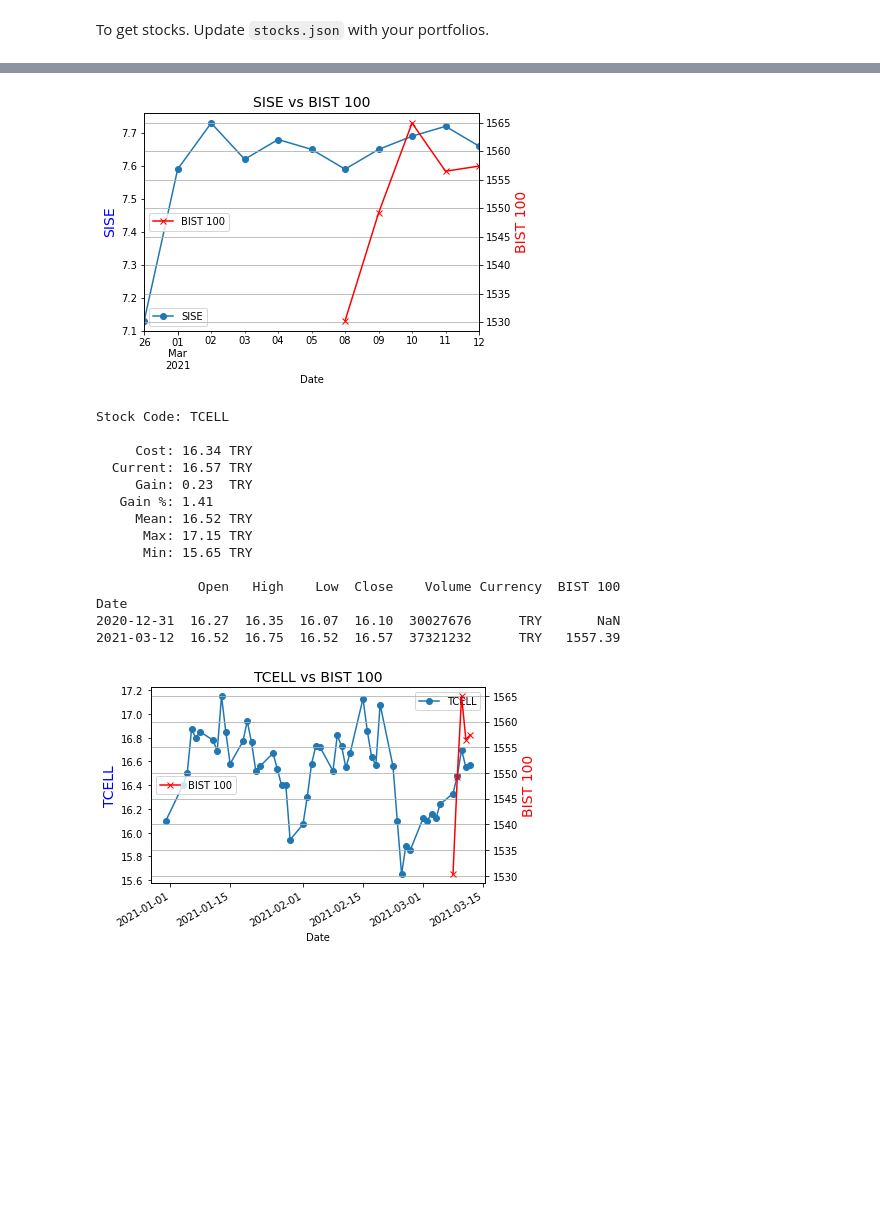
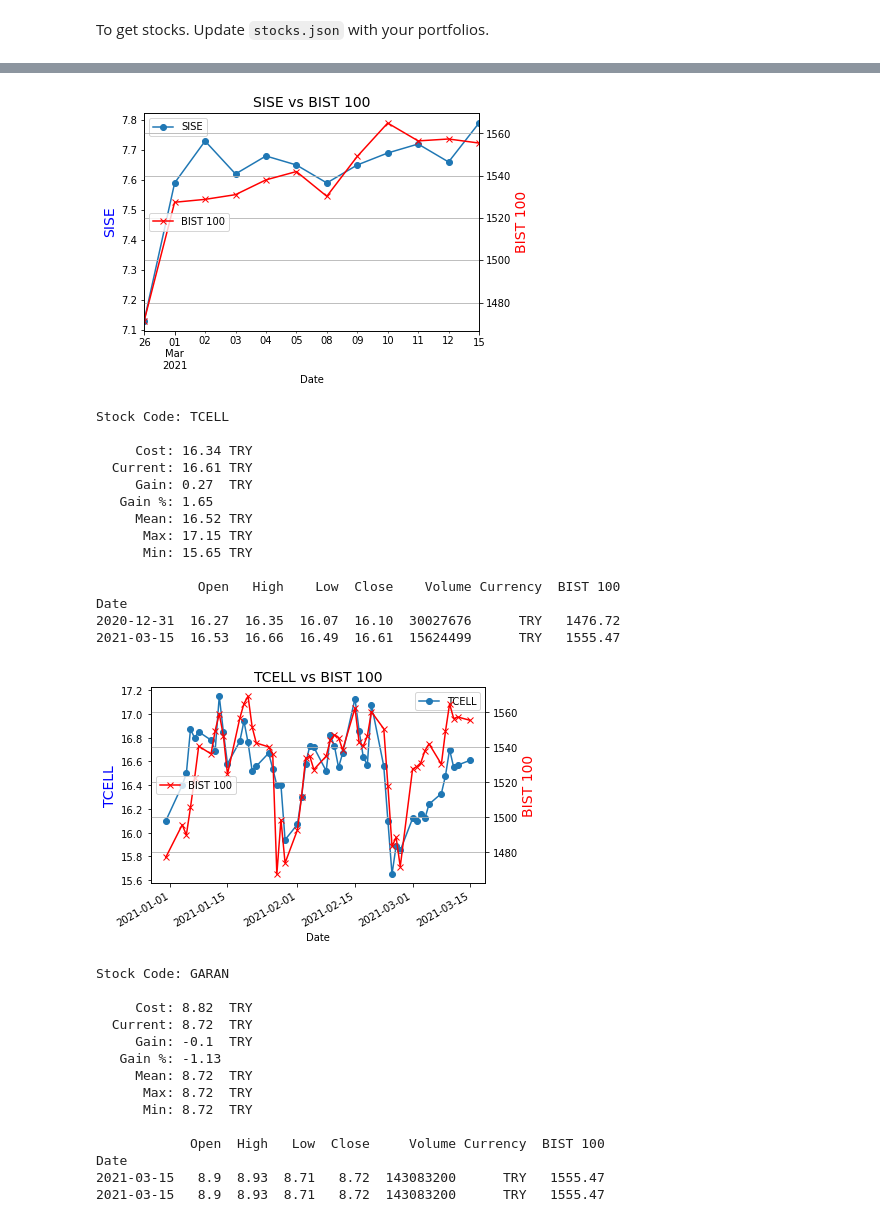
Before and after one commit to kumbasar/portfolios, a Jupyter notebook: Portoflios.ipynb, the cells around one changed output, grey strips where cells are left out. Cells and saved outputs as stored; diff of their text form; code cells hidden in the pictures; blank space fills up the shorter version.

Commit message:
fix index from date

```diff
--- a/Portoflios.ipynb
+++ b/Portoflios.ipynb
@@ -41,10 +41,16 @@ def getStocks(stock_file='stocks.json'):
 conf = getStocks()
 
 for stk in conf['stocks']:
+
+    from_date = stk['purchase_date']
+
+    if from_date == today:
+        from_date = (datetime.datetime.now() - datetime.timedelta(days=1)).strftime(date_frmt)
+
     df = investpy.get_stock_historical_data(stock=stk['code'], country=conf['country'],
-                                            from_date=stk['purchase_date'], to_date=today)
+                                            from_date=from_date, to_date=today)
     df_bist = investpy.get_index_historical_data(index=conf['index'], country=conf['country'],
-                                            from_date="8/3/2021", to_date=today)
+                                            from_date=from_date, to_date=today)
     df[conf['index']] = df_bist["Close"]
     stk_mean = df["Close"].mean()
     stk_max = df["Close"].max()
@@ -103,16 +109,30 @@ Date
-[figure, old version]
+[figure, new version]
 Stock Code: TCELL
 
      Cost: 16.34 TRY
-  Current: 16.57 TRY
-     Gain: 0.23  TRY
-   Gain %: 1.41
+  Current: 16.61 TRY
+     Gain: 0.27  TRY
+   Gain %: 1.65
      Mean: 16.52 TRY
       Max: 17.15 TRY
       Min: 15.65 TRY
 
              Open   High    Low  Close    Volume Currency  BIST 100
 Date
-2020-12-31  16.27  16.35  16.07  16.10  30027676      TRY       NaN
-2021-03-12  16.52  16.75  16.52  16.57  37321232      TRY   1557.39
+2020-12-31  16.27  16.35  16.07  16.10  30027676      TRY   1476.72
+2021-03-15  16.53  16.66  16.49  16.61  15624499      TRY   1555.47
-[figure, old version]
+[figure, new version]
+Stock Code: GARAN
+
+     Cost: 8.82  TRY
+  Current: 8.72  TRY
+     Gain: -0.1  TRY
+   Gain %: -1.13
+     Mean: 8.72  TRY
+      Max: 8.72  TRY
+      Min: 8.72  TRY
+
+            Open  High   Low  Close     Volume Currency  BIST 100
+Date
+2021-03-15   8.9  8.93  8.71   8.72  143083200      TRY   1555.47
+2021-03-15   8.9  8.93  8.71   8.72  143083200      TRY   1555.47
```
Also changed, not shown: parts of 2 cells of this notebook, 1 other file.
